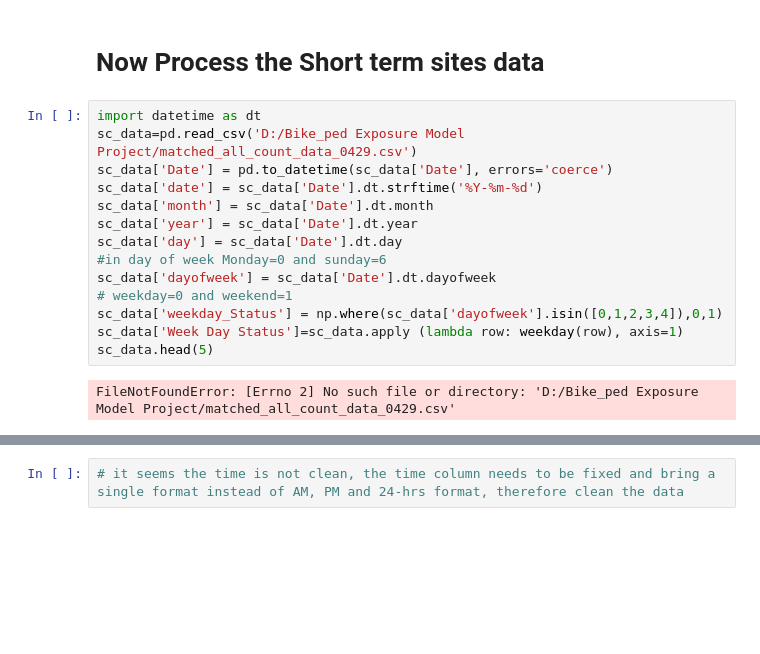
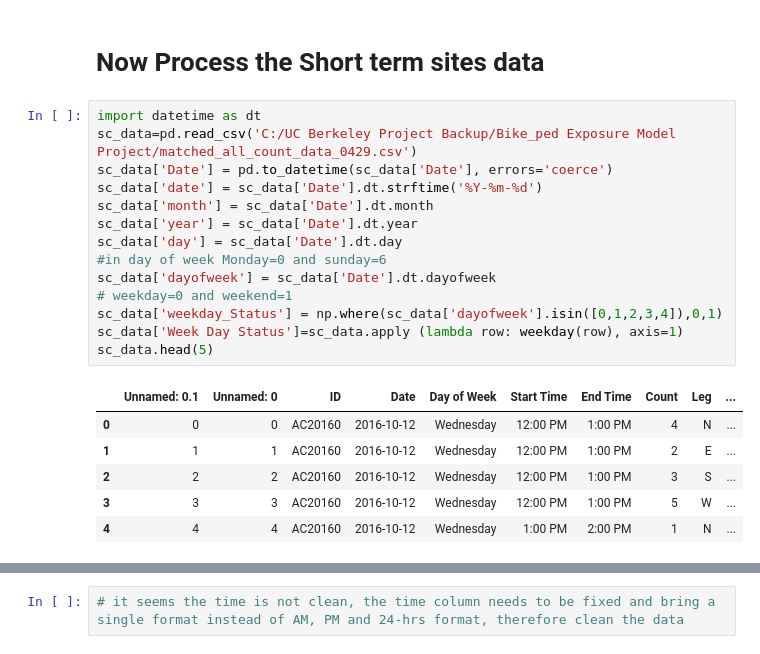
Before and after one commit to mintu07ruet/Bike-Exposure-Modeling, a Jupyter notebook: Expansion_Factor_development_coding/Data_Preparation_script.ipynb, the cells around one changed output, grey strips where cells are left out. Saved outputs shown, nothing was run; the diff lists cells and outputs as text; blank space fills up the shorter version.

```diff
--- a/Expansion_Factor_development_coding/Data_Preparation_script.ipynb
+++ b/Expansion_Factor_development_coding/Data_Preparation_script.ipynb
@@ -652,17 +765,22 @@ Name: ID, dtype: int64
 # Now Process the Short term sites data
 # %%
 import datetime as dt
-sc_data=pd.read_csv('D:/Bike_ped Exposure Model Project/matched_all_count_data_0429.csv')
+sc_data=pd.read_csv('C:/UC Berkeley Project Backup/Bike_ped Exposure Model Project/matched_all_count_data_0429.csv')
 sc_data['Date'] = pd.to_datetime(sc_data['Date'], errors='coerce')
 sc_data['date'] = sc_data['Date'].dt.strftime('%Y-%m-%d')
 sc_data['month'] = sc_data['Date'].dt.month
 sc_data['year'] = sc_data['Date'].dt.year
 sc_data['day'] = sc_data['Date'].dt.day
 #in day of week Monday=0 and sunday=6
 sc_data['dayofweek'] = sc_data['Date'].dt.dayofweek
 # weekday=0 and weekend=1
 sc_data['weekday_Status'] = np.where(sc_data['dayofweek'].isin([0,1,2,3,4]),0,1)
 sc_data['Week Day Status']=sc_data.apply (lambda row: weekday(row), axis=1)
 sc_data.head(5)
 # %% [output]
-FileNotFoundError: [Errno 2] No such file or directory: 'D:/Bike_ped Exposure Model Project/matched_all_count_data_0429.csv'
+|  | Unnamed: 0.1 | Unnamed: 0 | ID | Date | Day of Week | Start Time | End Time | Count | Leg | ... |
+| 0 | 0 | 0 | AC20160 | 2016-10-12 | Wednesday | 12:00 PM | 1:00 PM | 4 | N | ... |
+| 1 | 1 | 1 | AC20160 | 2016-10-12 | Wednesday | 12:00 PM | 1:00 PM | 2 | E | ... |
+| 2 | 2 | 2 | AC20160 | 2016-10-12 | Wednesday | 12:00 PM | 1:00 PM | 3 | S | ... |
+| 3 | 3 | 3 | AC20160 | 2016-10-12 | Wednesday | 12:00 PM | 1:00 PM | 5 | W | ... |
+| 4 | 4 | 4 | AC20160 | 2016-10-12 | Wednesday | 1:00 PM | 2:00 PM | 1 | N | ... |
```
Also changed, not shown: parts of 37 cells of this notebook, 3 other files.
